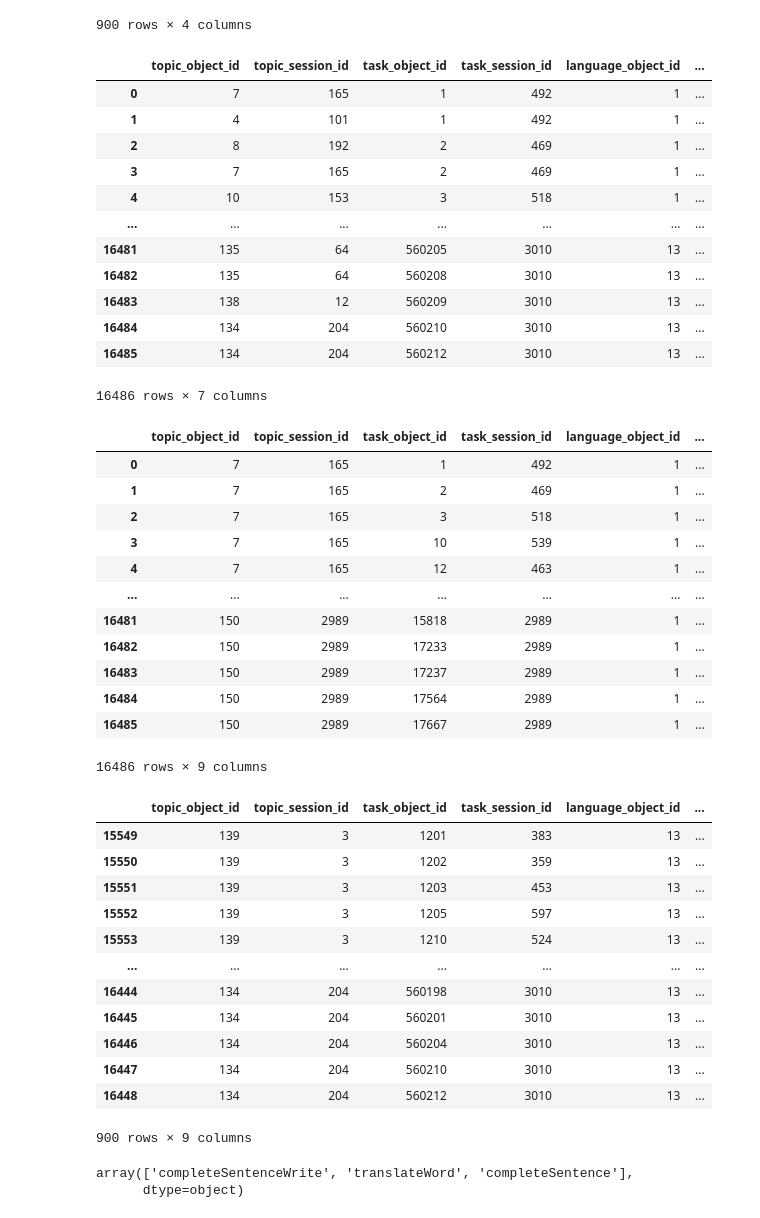
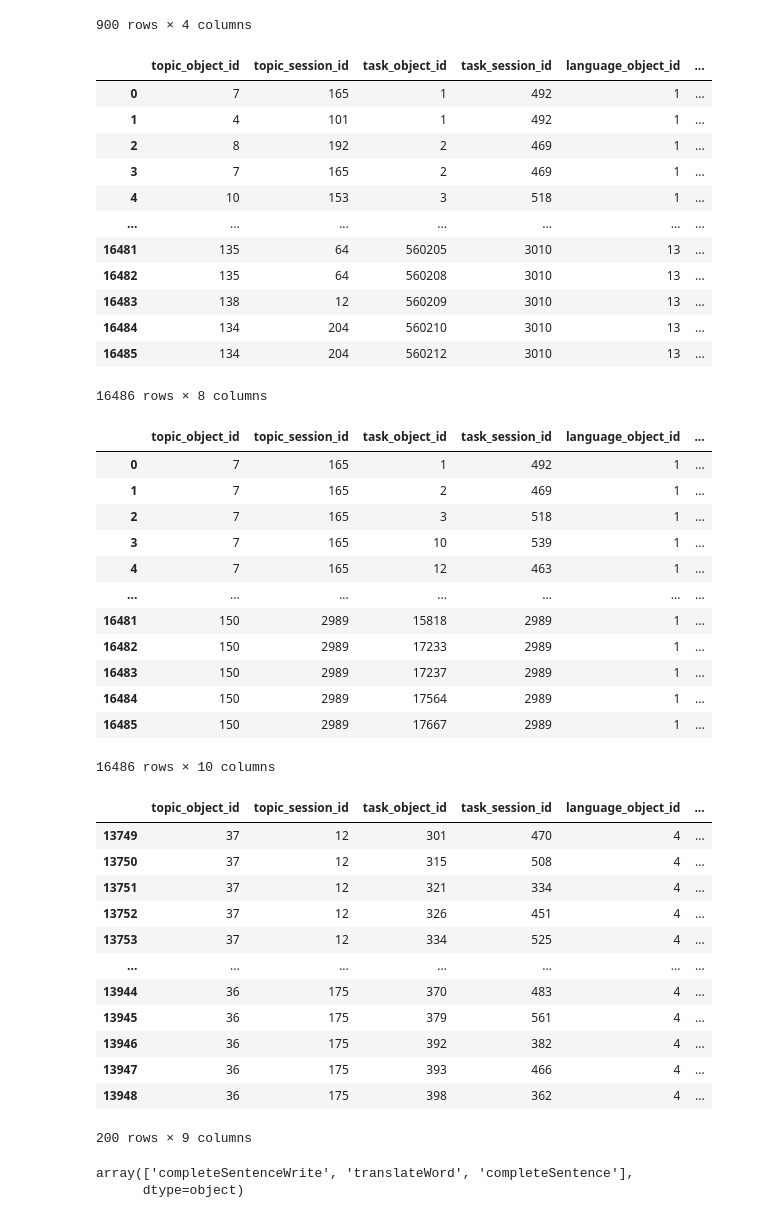
Before and after one commit to Krage56/student-automata, a Jupyter notebook: task_test.ipynb, the cells around one changed output. Saved outputs shown, nothing was run; the diff lists cells and outputs as text; code cells hidden in the pictures.

```diff
--- a/task_test.ipynb
+++ b/task_test.ipynb
@@ -53,5 +53,5 @@ topics
 | 143 | 150 | 2989 | 1 | 1 | False | sim | ... |
 144 rows × 7 columns
 # %%
-tasks.drop(columns=['task_data', 'metadata', 'data_hash', 'marked_for_deletion'], inplace=True)
+tasks.drop(columns=['metadata', 'data_hash', 'marked_for_deletion'], inplace=True)
 # %%
@@ -162,7 +150,7 @@ tmp
 | 16483 | 138 | 12 | 560209 | 3010 | 13 | ... |
 | 16484 | 134 | 204 | 560210 | 3010 | 13 | ... |
 | 16485 | 134 | 204 | 560212 | 3010 | 13 | ... |
-16486 rows × 7 columns
+16486 rows × 8 columns
 # %%
 all_data = tmp.merge(
     topics,
@@ -205,23 +193,23 @@ all_data
 | 16483 | 150 | 2989 | 17237 | 2989 | 1 | ... |
 | 16484 | 150 | 2989 | 17564 | 2989 | 1 | ... |
 | 16485 | 150 | 2989 | 17667 | 2989 | 1 | ... |
-16486 rows × 9 columns
+16486 rows × 10 columns
 # %%
-all_data[(all_data.language_object_id == 13) & (all_data.language_session_id == 1)]
+all_data[(all_data.language_object_id == 4) & (all_data.language_session_id == 1)]
 # %% [output]
 |  | topic_object_id | topic_session_id | task_object_id | task_session_id | language_object_id | ... |
-| 15549 | 139 | 3 | 1201 | 383 | 13 | ... |
-| 15550 | 139 | 3 | 1202 | 359 | 13 | ... |
-| 15551 | 139 | 3 | 1203 | 453 | 13 | ... |
-| 15552 | 139 | 3 | 1205 | 597 | 13 | ... |
-| 15553 | 139 | 3 | 1210 | 524 | 13 | ... |
+| 13749 | 37 | 12 | 301 | 470 | 4 | ... |
+| 13750 | 37 | 12 | 315 | 508 | 4 | ... |
+| 13751 | 37 | 12 | 321 | 334 | 4 | ... |
+| 13752 | 37 | 12 | 326 | 451 | 4 | ... |
+| 13753 | 37 | 12 | 334 | 525 | 4 | ... |
 | ... | ... | ... | ... | ... | ... | ... |
-| 16444 | 134 | 204 | 560198 | 3010 | 13 | ... |
-| 16445 | 134 | 204 | 560201 | 3010 | 13 | ... |
-| 16446 | 134 | 204 | 560204 | 3010 | 13 | ... |
-| 16447 | 134 | 204 | 560210 | 3010 | 13 | ... |
-| 16448 | 134 | 204 | 560212 | 3010 | 13 | ... |
+| 13944 | 36 | 175 | 370 | 483 | 4 | ... |
+| 13945 | 36 | 175 | 379 | 561 | 4 | ... |
+| 13946 | 36 | 175 | 392 | 382 | 4 | ... |
+| 13947 | 36 | 175 | 393 | 466 | 4 | ... |
+| 13948 | 36 | 175 | 398 | 362 | 4 | ... |
-900 rows × 9 columns
+200 rows × 9 columns
 # %%
 all_data.task_type.unique()
 # %% [output]
```
Also changed, not shown: parts of 4 cells of this notebook.
